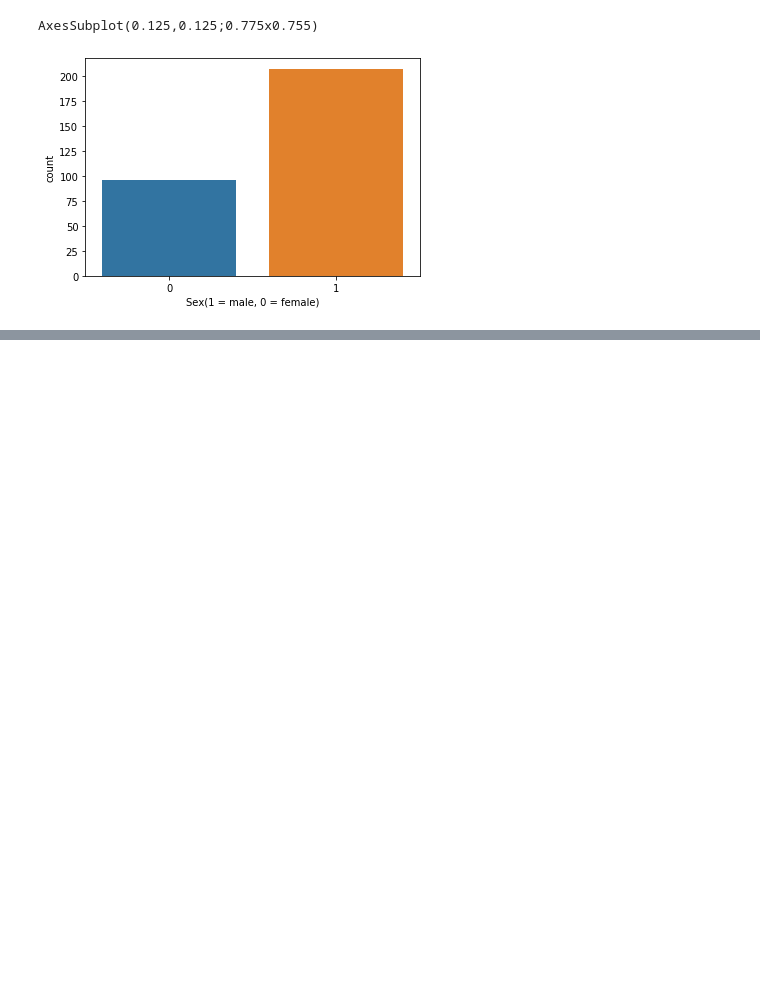
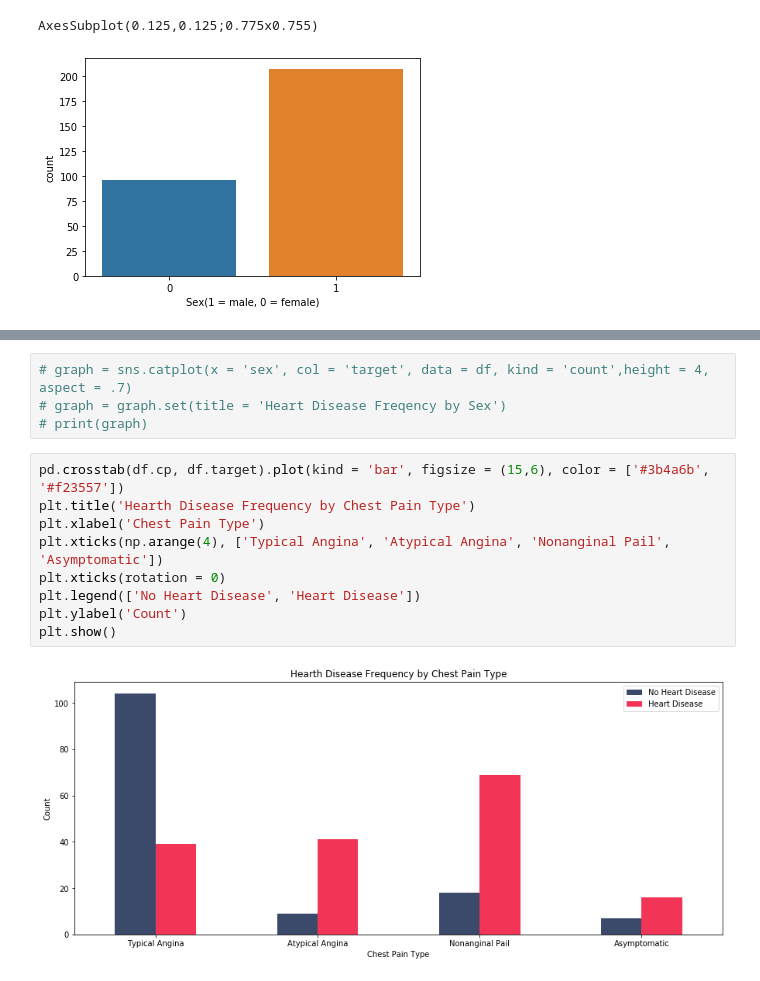
Before and after one commit to TreadKing/Data-Science, a Jupyter notebook: Project/Devang_Patel_Project.ipynb, the cells around one changed output, grey strips where cells are left out. Drawn from its saved outputs; the diff is of its cells as text; blank space fills up the shorter version.

```diff
--- a/Project/Devang_Patel_Project.ipynb
+++ b/Project/Devang_Patel_Project.ipynb
@@ -140,0 +148,15 @@ pd.crosstab(df.sex, df.target).plot(kind = 'bar', figsize = (15,6), )
+# %%
+# graph = sns.catplot(x = 'sex', col = 'target', data = df, kind = 'count',height = 4, aspect = .7)
+# graph = graph.set(title = 'Heart Disease Freqency by Sex')
+# print(graph)
+# %%
+pd.crosstab(df.cp, df.target).plot(kind = 'bar', figsize = (15,6), color = ['#3b4a6b', '#f23557'])
+plt.title('Hearth Disease Frequency by Chest Pain Type')
+plt.xlabel('Chest Pain Type')
+plt.xticks(np.arange(4), ['Typical Angina', 'Atypical Angina', 'Nonanginal Pail', 'Asymptomatic'])
+plt.xticks(rotation = 0)
+plt.legend(['No Heart Disease', 'Heart Disease'])
+plt.ylabel('Count')
+plt.show()
+# %% [output]
+[figure, added]
```
Also changed, not shown: parts of 14 cells of this notebook.
